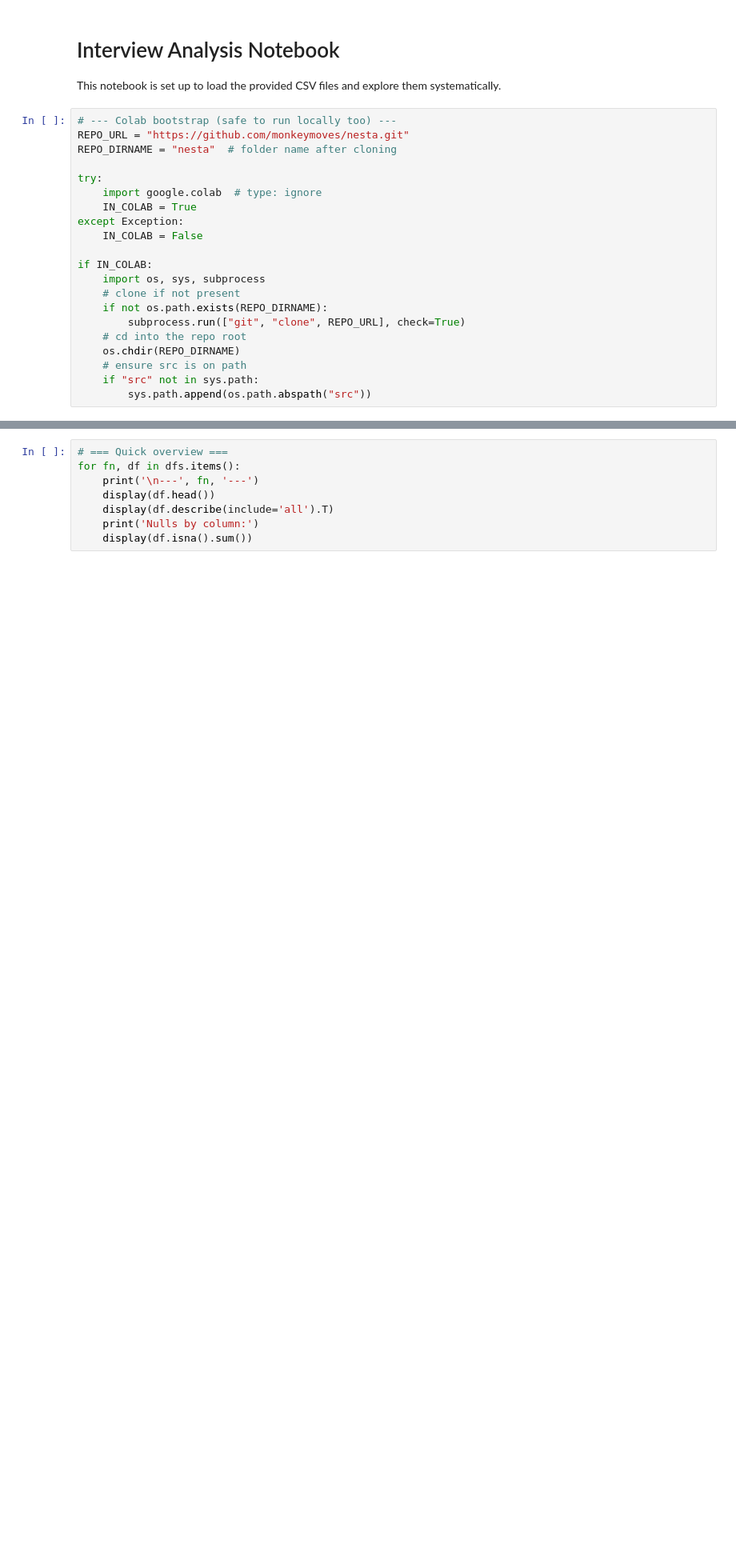
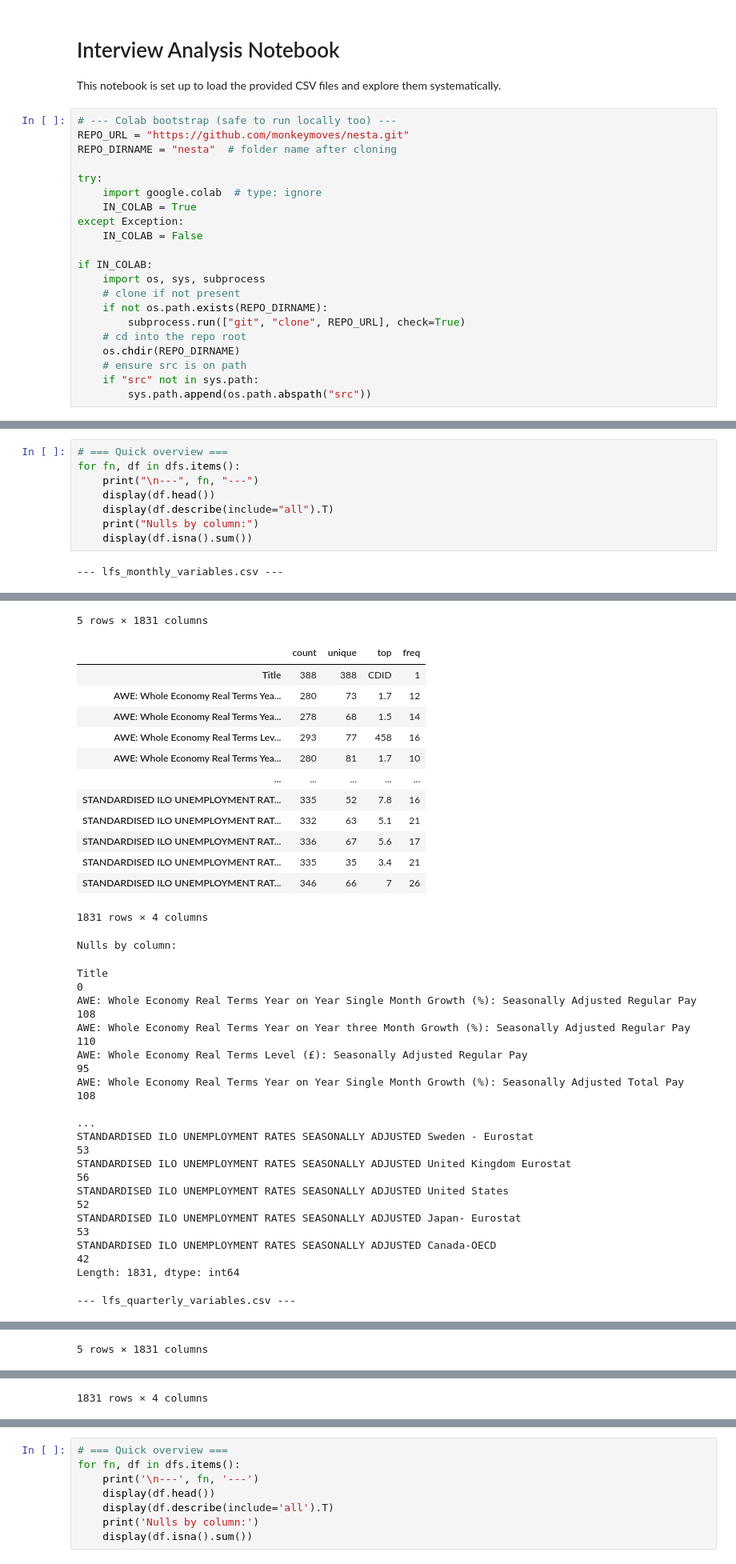
Before and after one commit to monkeymoves/nesta, a Jupyter notebook: notebooks/01_exploration.ipynb, the cells around one changed output, grey strips where cells are left out. Shown at 80% size. Cells and saved outputs as stored; diff of their text form; blank space fills up the shorter version.

```diff
--- a/notebooks/01_exploration.ipynb
+++ b/notebooks/01_exploration.ipynb
@@ -80,0 +124,10 @@ dict_keys([])
+# %%
+# === Quick overview ===
+for fn, df in dfs.items():
+    print("\n---", fn, "---")
+    display(df.head())
+    display(df.describe(include="all").T)
+    print("Nulls by column:")
+    display(df.isna().sum())
+# %% [output]
+--- lfs_monthly_variables.csv ---
@@ -80,0 +140,28 @@ dict_keys([])
+5 rows × 1831 columns
+|  | count | unique | top | freq |
+| Title | 388 | 388 | CDID | 1 |
+| AWE: Whole Economy Real Terms Yea... | 280 | 73 | 1.7 | 12 |
+| AWE: Whole Economy Real Terms Yea... | 278 | 68 | 1.5 | 14 |
+| AWE: Whole Economy Real Terms Lev... | 293 | 77 | 458 | 16 |
+| AWE: Whole Economy Real Terms Yea... | 280 | 81 | 1.7 | 10 |
+| ... | ... | ... | ... | ... |
+| STANDARDISED ILO UNEMPLOYMENT RAT... | 335 | 52 | 7.8 | 16 |
+| STANDARDISED ILO UNEMPLOYMENT RAT... | 332 | 63 | 5.1 | 21 |
+| STANDARDISED ILO UNEMPLOYMENT RAT... | 336 | 67 | 5.6 | 17 |
+| STANDARDISED ILO UNEMPLOYMENT RAT... | 335 | 35 | 3.4 | 21 |
+| STANDARDISED ILO UNEMPLOYMENT RAT... | 346 | 66 | 7 | 26 |
+1831 rows × 4 columns
+Nulls by column:
+Title                                                                                                    0
+AWE: Whole Economy Real Terms Year on Year Single Month Growth (%): Seasonally Adjusted Regular Pay    108
+AWE: Whole Economy Real Terms Year on Year three Month Growth (%): Seasonally Adjusted Regular Pay     110
+AWE: Whole Economy Real Terms Level (£): Seasonally Adjusted Regular Pay                                95
+AWE: Whole Economy Real Terms Year on Year Single Month Growth (%): Seasonally Adjusted Total Pay      108
+                                                                                                      ...
+STANDARDISED ILO UNEMPLOYMENT RATES SEASONALLY ADJUSTED Sweden - Eurostat                               53
+STANDARDISED ILO UNEMPLOYMENT RATES SEASONALLY ADJUSTED United Kingdom Eurostat                         56
+STANDARDISED ILO UNEMPLOYMENT RATES SEASONALLY ADJUSTED United States                                   52
+STANDARDISED ILO UNEMPLOYMENT RATES SEASONALLY ADJUSTED Japan- Eurostat                                 53
+STANDARDISED ILO UNEMPLOYMENT RATES SEASONALLY ADJUSTED Canada-OECD                                     42
+Length: 1831, dtype: int64
+--- lfs_quarterly_variables.csv ---
@@ -80,0 +174 @@ dict_keys([])
+5 rows × 1831 columns
@@ -80,0 +187 @@ dict_keys([])
+1831 rows × 4 columns
```
Also changed, not shown: parts of 6 cells of this notebook.
